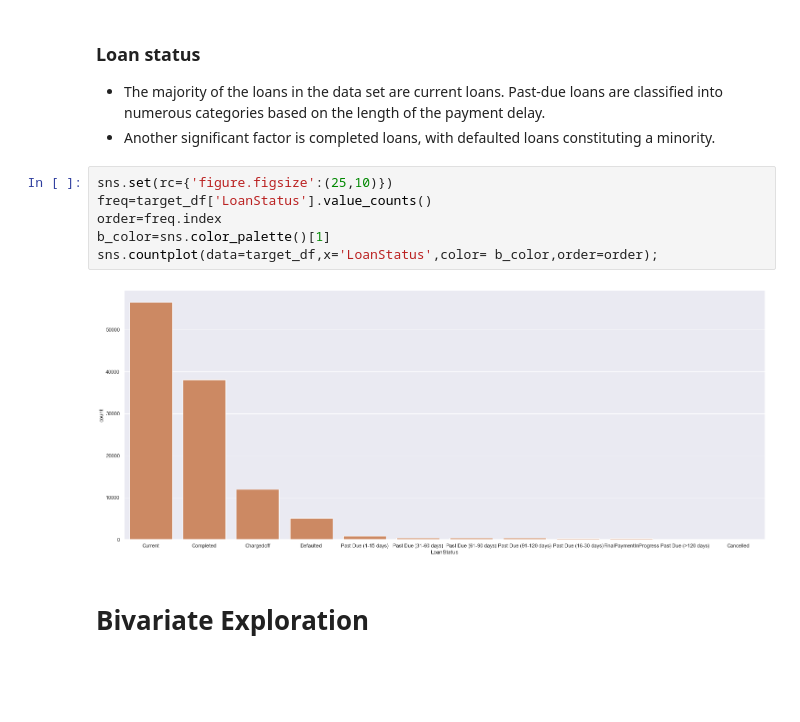
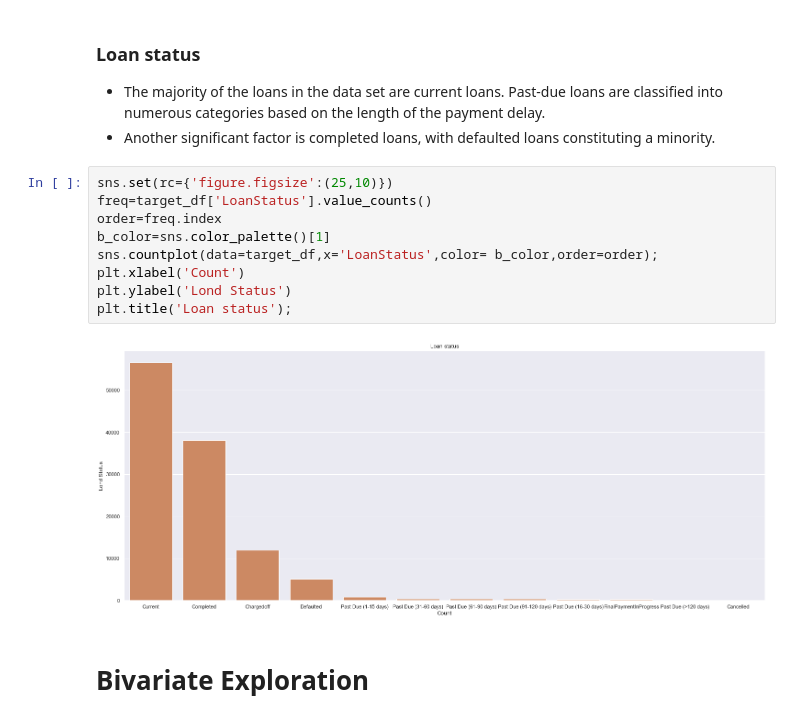
Before and after one commit to nadaAlruwaythi/-Communicate-Data-Findings, a Jupyter notebook: slide_deck..ipynb, the cells around one changed output. Cells and saved outputs as stored; diff of their text form; blank space fills up the shorter version.

```diff
--- a/slide_deck..ipynb
+++ b/slide_deck..ipynb
@@ -56,11 +56,14 @@ target_df['StatedMonthlyIncome']=target_df['StatedMonthlyIncome'].astype(int)
 # %%
 sns.set(rc={'figure.figsize':(25,10)})
 freq=target_df['LoanStatus'].value_counts()
 order=freq.index
 b_color=sns.color_palette()[1]
 sns.countplot(data=target_df,x='LoanStatus',color= b_color,order=order);
+plt.xlabel('Count')
+plt.ylabel('Lond Status')
+plt.title('Loan status');
 # %% [output]
-[figure, old version]
+[figure, new version]
 # %% [markdown]
 # Bivariate Exploration
 # %% [markdown]
```
Also changed, not shown: parts of 2 cells of this notebook, 1 other file.
